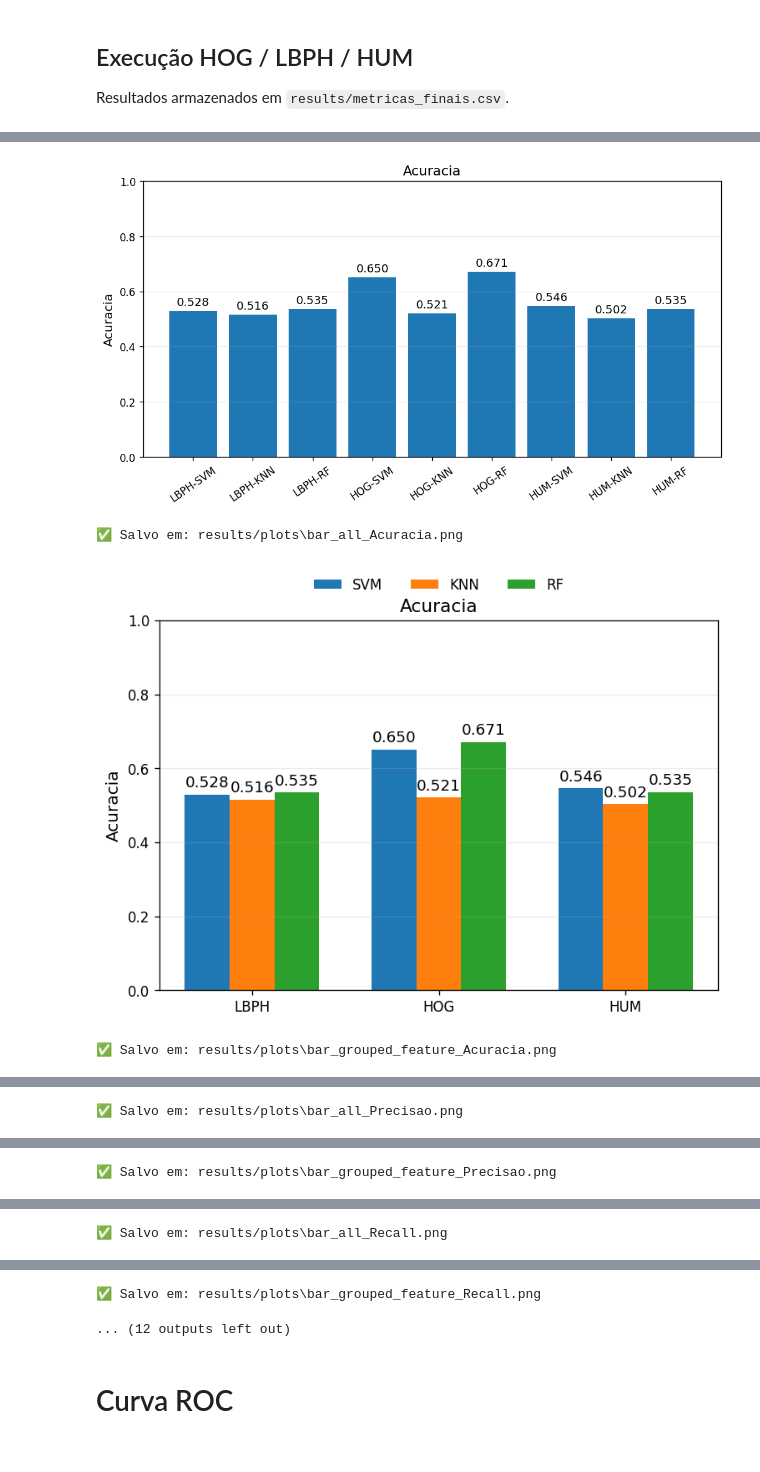
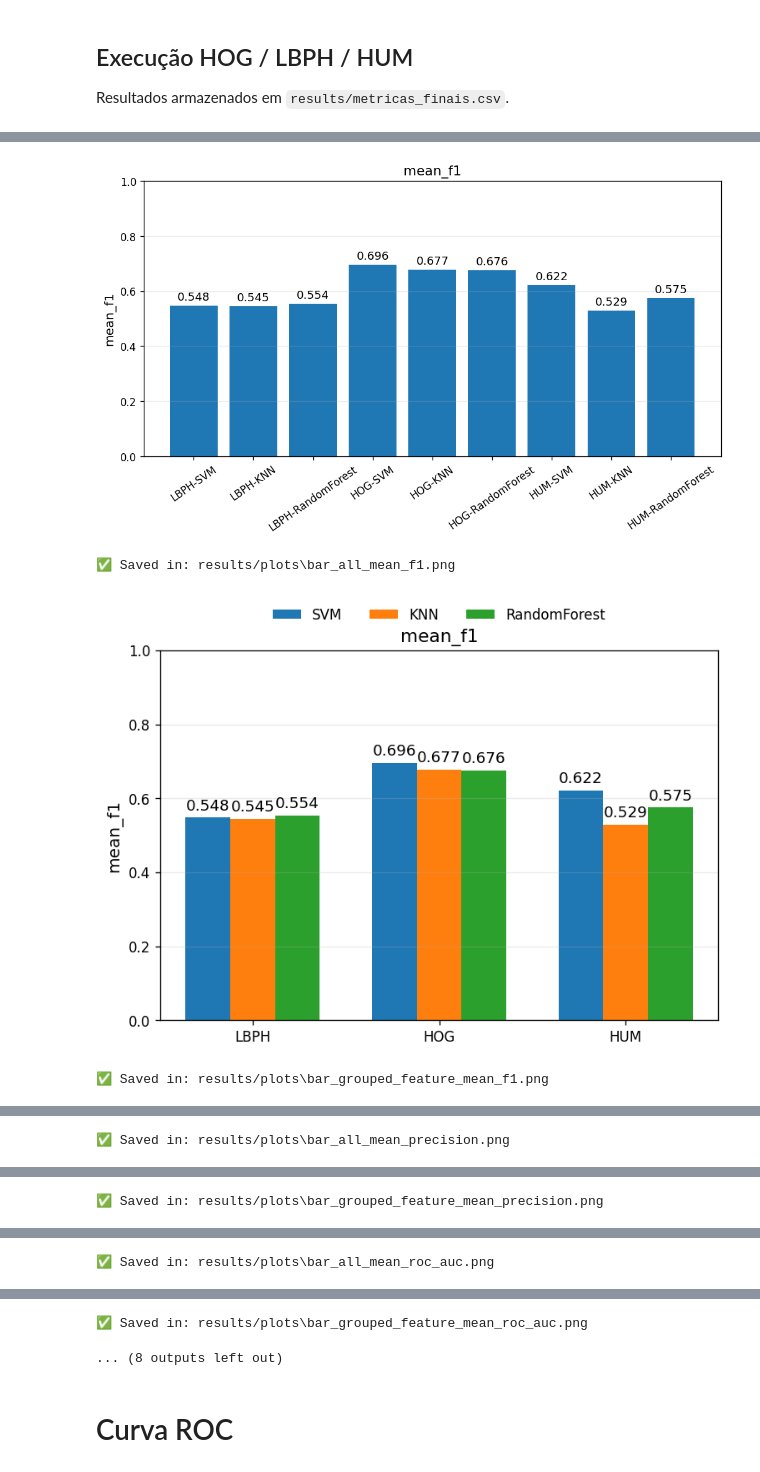
Before and after one commit to gbeloso/facial-recognition-methods-evaluation, a Jupyter notebook: facial_recognition_methods_eval.ipynb, the cells around one changed output, grey strips where cells are left out. Saved outputs shown, nothing was run; the diff lists cells and outputs as text; code cells hidden in the pictures.

```diff
--- a/facial_recognition_methods_eval.ipynb
+++ b/facial_recognition_methods_eval.ipynb
@@ -314,11 +356,11 @@ import matplotlib.pyplot as plt
 df = pd.read_csv("results/metricas_finais.csv")
 
 feature_order = ["LBPH", "HOG", "HUM"]
-model_order = ["SVM", "KNN", "RF"]
+model_order = ["SVM", "KNN", "RandomForest"]
 
-df["Feature"] = pd.Categorical(df["Feature"], categories=feature_order, ordered=True)
-df["Modelo"]  = pd.Categorical(df["Modelo"],  categories=model_order,  ordered=True)
-df = df.sort_values(["Feature", "Modelo"]).reset_index(drop=True)
+df["Extractor"] = pd.Categorical(df["Extractor"], categories=feature_order, ordered=True)
+df["Classifier"]  = pd.Categorical(df["Classifier"],  categories=model_order,  ordered=True)
+df = df.sort_values(["Extractor", "Classifier"]).reset_index(drop=True)
 
 plt.rcParams.update({
     "font.size": 11,
@@ -345,10 +387,10 @@ def save_and_show(fig, filename):
     path = os.path.join(OUT_DIR, filename)
     fig.savefig(path, dpi=300, bbox_inches="tight")
     plt.show()
-    print(f"✅ Salvo em: {path}")
+    print(f"✅ Saved in: {path}")
 
 def plot_metric_all_bars(df, metric, ylim=(0, 1)):
-    labels = [f"{r.Feature}-{r.Modelo}" for _, r in df.iterrows()]
+    labels = [f"{r.Extractor}-{r.Classifier}" for _, r in df.iterrows()]
     values = df[metric].astype(float).values
 
     fig, ax = plt.subplots(figsize=(10, 4.8))
@@ -359,37 +401,43 @@ def plot_metric_all_bars(df, metric, ylim=(0, 1)):
     ax.grid(axis="y", alpha=0.25)
     ax.tick_params(axis="x", rotation=35)
     _add_value_labels(ax)
     save_and_show(fig, f"bar_all_{metric}.png")
 
 def plot_metric_grouped_by_feature(df, metric, ylim=(0, 1)):
-    pivot = df.pivot(index="Feature", columns="Modelo", values=metric).reindex(feature_order)[model_order]
+    pivot = df.pivot(index="Extractor", columns="Classifier", values=metric).reindex(feature_order)[model_order]
 
     x = np.arange(len(pivot.index))
     width = 0.24
 
     fig, ax = plt.subplots(figsize=(7.2, 4.8))
     for i, model in enumerate(model_order):
         ax.bar(x + (i-1)*width, pivot[model].values.astype(float), width, label=model)
 
     ax.set_title(metric)
     ax.set_ylabel(metric)
     ax.set_xticks(x)
     ax.set_xticklabels(pivot.index.tolist())
     ax.set_ylim(*ylim)
     ax.grid(axis="y", alpha=0.25)
     ax.legend(frameon=False, ncol=3, loc="upper center", bbox_to_anchor=(0.5, 1.15))
     _add_value_labels(ax)
     save_and_show(fig, f"bar_grouped_feature_{metric}.png")
 
-metrics = ["Acuracia", "Precisao", "Recall", "F1", "AUC", "EER"]
+metrics = {
+        'mean_accuracy',
+        'mean_precision',
+        'mean_recall',
+        'mean_f1',
+        'mean_roc_auc'
+    }
 
 for m in metrics:
     plot_metric_all_bars(df, m, ylim=(0, 1))
     plot_metric_grouped_by_feature(df, m, ylim=(0, 1))
 
-print("✅ Gráficos gerados em results/plots/")
+print("✅ Graphcis saved in results/plots/")
 # %% [output]
-[figure, old version]
+[figure, new version]
-✅ Salvo em: results/plots\bar_all_Acuracia.png
+✅ Saved in: results/plots\bar_all_mean_f1.png
-[figure, old version]
+[figure, new version]
-✅ Salvo em: results/plots\bar_grouped_feature_Acuracia.png
+✅ Saved in: results/plots\bar_grouped_feature_mean_f1.png
@@ -397 +445 @@ print("✅ Gráficos gerados em results/plots/")
-✅ Salvo em: results/plots\bar_all_Precisao.png
+✅ Saved in: results/plots\bar_all_mean_precision.png
@@ -399 +447 @@ print("✅ Gráficos gerados em results/plots/")
-✅ Salvo em: results/plots\bar_grouped_feature_Precisao.png
+✅ Saved in: results/plots\bar_grouped_feature_mean_precision.png
@@ -401 +449 @@ print("✅ Gráficos gerados em results/plots/")
-✅ Salvo em: results/plots\bar_all_Recall.png
+✅ Saved in: results/plots\bar_all_mean_roc_auc.png
@@ -403,4 +451,4 @@ print("✅ Gráficos gerados em results/plots/")
-✅ Salvo em: results/plots\bar_grouped_feature_Recall.png
+✅ Saved in: results/plots\bar_grouped_feature_mean_roc_auc.png
-... (12 outputs left out)
+... (8 outputs left out)
 # %% [markdown]
 # Curva ROC
```
Also changed, not shown: parts of 19 cells of this notebook, 45 other files.
